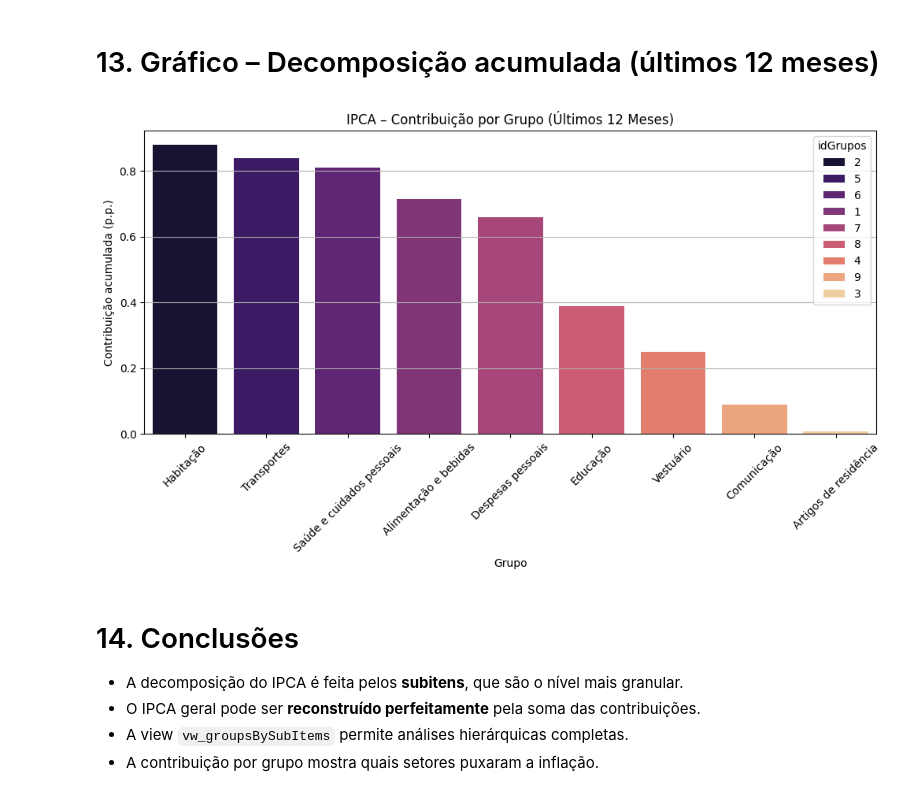
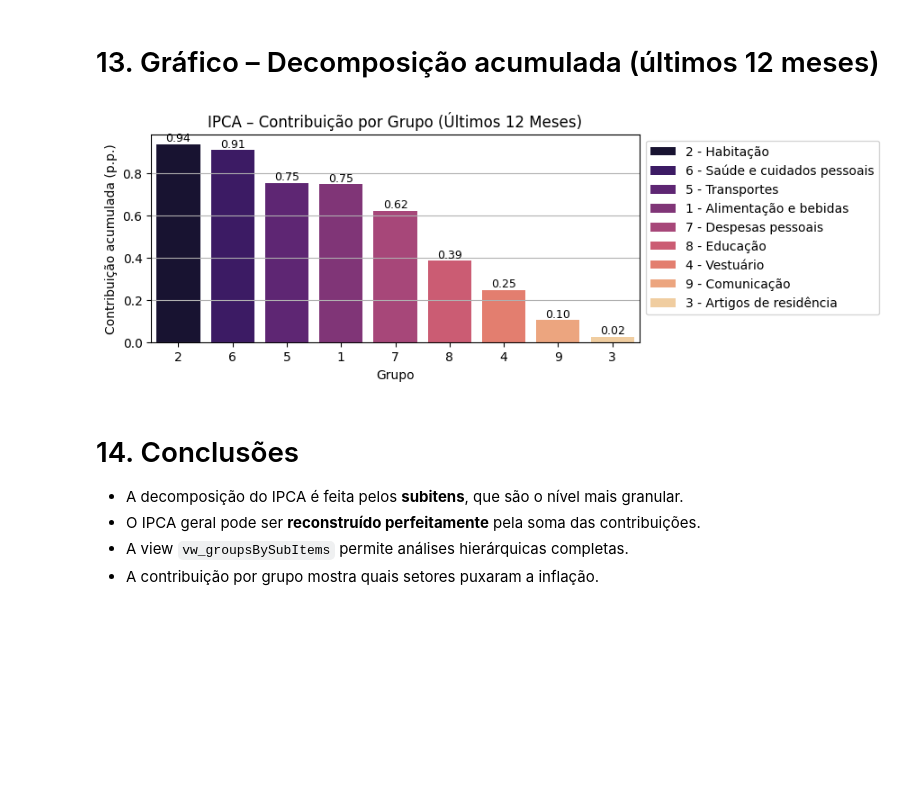
Before and after one commit to IncomeView/inflation_bcb, a Jupyter notebook: notebooks/03.ipca_decomposicao.ipynb, the cells around one changed output. Cells and saved outputs as stored; diff of their text form; code cells hidden in the pictures; blank space fills up the shorter version.

```diff
--- a/notebooks/03.ipca_decomposicao.ipynb
+++ b/notebooks/03.ipca_decomposicao.ipynb
@@ -225,18 +227,22 @@ df_grupo
 # %% [markdown]
 # 12. Gráfico – Contribuição por grupo (último mês)
 # %%
-plt.figure(figsize=(8, 3))
-sns.barplot(
-    data=df_grupo,
-    x="grupos",
-    y="contribuicao",
-    palette="viridis"
-)
+df_grupo["id_grupos"] = df_grupo["idGrupos"].astype(str) + " - " + df_grupo["grupos"]
 
-plt.title(f"IPCA – Contribuição por Grupo ({ultimo_mes.strftime("%d/%m/%Y")})")
+plt.figure(figsize=(7, 3))
+i = sns.barplot(x="idGrupos", y="contribuicao", hue="id_grupos", data=df_grupo,  palette="viridis")
+
+plt.title(f"IPCA – Contribuição por Grupo ({ultimo_mes.strftime("%b/%Y")})")
 plt.xlabel("Grupo")
 plt.ylabel("Contribuição (p.p.)")
-plt.xticks(rotation=45)
+#plt.xticks(rotation=70)
 plt.grid(True, axis="y")
+plt.legend(bbox_to_anchor=(1, 1), loc="upper left")
+# adicionar valores acima das barras
+for p in i.patches:
+    valor = p.get_height()
+    if valor > 0:
+        i.annotate(f"{valor:.2f}", (p.get_x() + p.get_width() / 2, valor), ha="center",va="bottom",fontsize=9)
+
 plt.show()
 # %% [output]
@@ -249,23 +252,30 @@ Passing `palette` without assigning `hue` is deprecated and will be removed in v
 # %%
 df_12m = (
     df_hier[df_hier["date"] >= (ultimo_mes - pd.DateOffset(months=12))]
     .groupby(["idGrupos", "grupos"])["contribuicao"]
     .sum()
     .reset_index()
     .sort_values("contribuicao", ascending=False)
 )
+df_12m["id_and_grupos"] = df_12m["idGrupos"].astype(str) + " - " + df_12m["grupos"]
 
-plt.figure(figsize=(12, 5))
-sns.barplot(data=df_12m, x="grupos", y="contribuicao", hue="idGrupos", palette="magma")
+plt.figure(figsize=(7, 3))
+i = sns.barplot(data=df_12m, x="idGrupos", y="contribuicao", hue="id_and_grupos", palette="magma")
 
 plt.title("IPCA – Contribuição por Grupo (Últimos 12 Meses)")
 plt.xlabel("Grupo")
 plt.ylabel("Contribuição acumulada (p.p.)")
-plt.xticks(rotation=45)
 plt.grid(True, axis="y")
+plt.legend(bbox_to_anchor=(1, 1), loc="upper left")
+# adicionar valores acima das barras
+for p in i.patches:
+    valor = p.get_height()
+    if valor > 0:
+        i.annotate(f"{valor:.2f}", (p.get_x() + p.get_width() / 2, valor), ha="center",va="bottom",fontsize=9)
+
 plt.show()
 # %% [output]
-[figure, old version]
+[figure, new version]
 # %% [markdown]
 # 14. Conclusões
 
```
Also changed, not shown: parts of 9 cells of this notebook, 19 other files.
